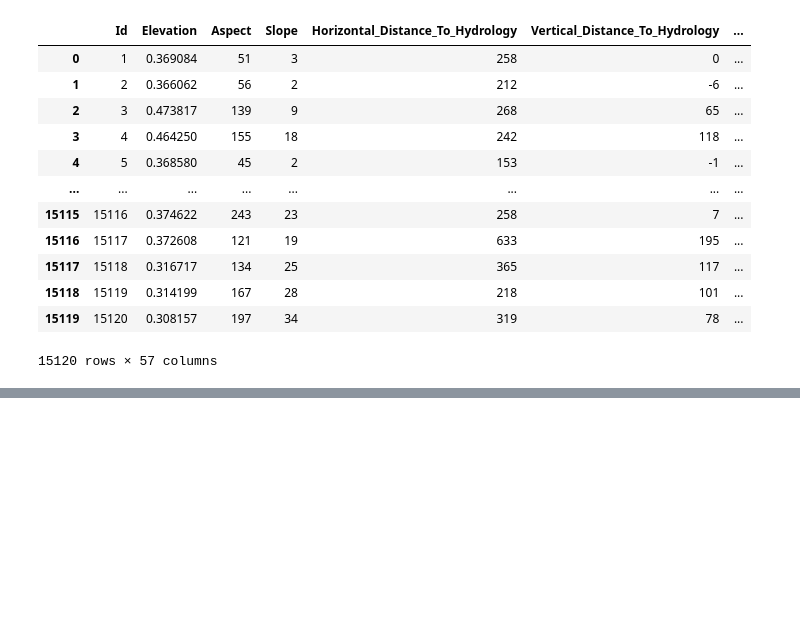
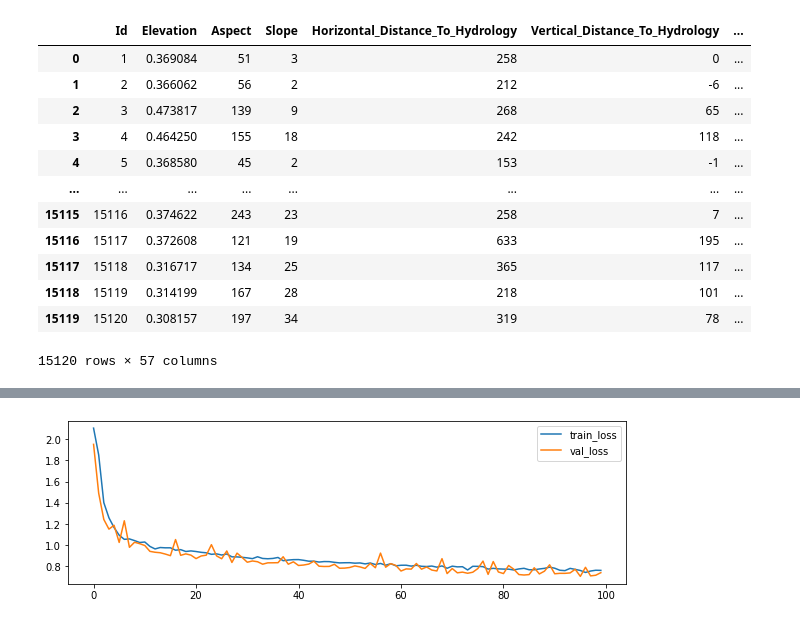
Before and after one commit to Subrahmanyajoshi/Kaggle-submissions, a Jupyter notebook: Forest Cover Type Prediction/forest_cover_type_prediction.ipynb, the cells around one changed output, grey strips where cells are left out. Drawn from its saved outputs; the diff is of its cells as text; code cells hidden in the pictures; blank space fills up the shorter version.

```diff
--- a/Forest Cover Type Prediction/forest_cover_type_prediction.ipynb
+++ b/Forest Cover Type Prediction/forest_cover_type_prediction.ipynb
@@ -209,3 +210,7 @@ train_input_shuffled, train_labels_shuffled = shuffle(train_input, train_labels)
 
 train_input_shuffled = np.array(train_input_shuffled)
 train_labels_shuffled = np.array(train_labels_shuffled)
+# %%
+onehot_encoder = OneHotEncoder(sparse=False)
+train_labels_shuffled = onehot_encoder.fit_transform(train_labels_shuffled)
+train_labels_shuffled
@@ -214,7 +227,9 @@ model = Sequential()
 model.add(layers.Dense(64, input_shape=(None, 48), activation='relu'))
 model.add(layers.Dense(128, activation='relu'))
 model.add(layers.Dense(256, activation='relu'))
+model.add(layers.Dense(512, activation='relu'))
+model.add(layers.Dense(256, activation='relu'))
 model.add(layers.Dense(128, activation='relu'))
 model.add(layers.Dense(64, activation='relu'))
-model.add(layers.Dense(1, activation='sigmoid'))
+model.add(layers.Dense(7, activation='softmax'))
 # %% [output]
@@ -228,6 +243,6 @@ To enable them in other operations, rebuild TensorFlow with the appropriate comp
 # %%
 model.compile(optimizer='adam',
-              loss='binary_crossentropy',
+              loss='categorical_crossentropy',
               metrics=["accuracy"])
 # %%
 model.summary()
@@ -253,4 +265,4 @@ Trainable params: 85,697
 Non-trainable params: 0
 _________________________________________________________________
 # %%
-# history = model.fit(train_input_shuffled, train_labels_shuffled, validation_split=0.2, epochs=10, batch_size=16, validation_batch_size=1)
+history = model.fit(train_input_shuffled, train_labels_shuffled, validation_split=0.2, epochs=100, batch_size=32, validation_batch_size=1)
@@ -256,0 +289,7 @@ _________________________________________________________________
+# %%
+plt.plot(history.history['loss'], label='train_loss')
+plt.plot(history.history['val_loss'], label='val_loss')
+plt.legend()
+plt.show()
+# %% [output]
+[figure, added]
```
Also changed, not shown: parts of 8 cells of this notebook.
